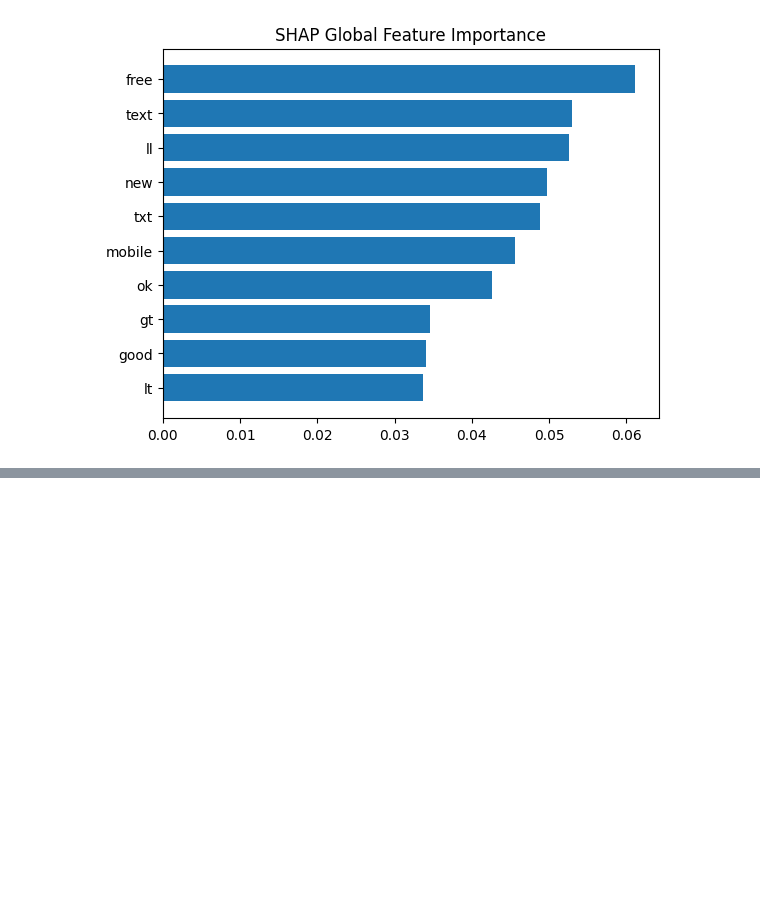
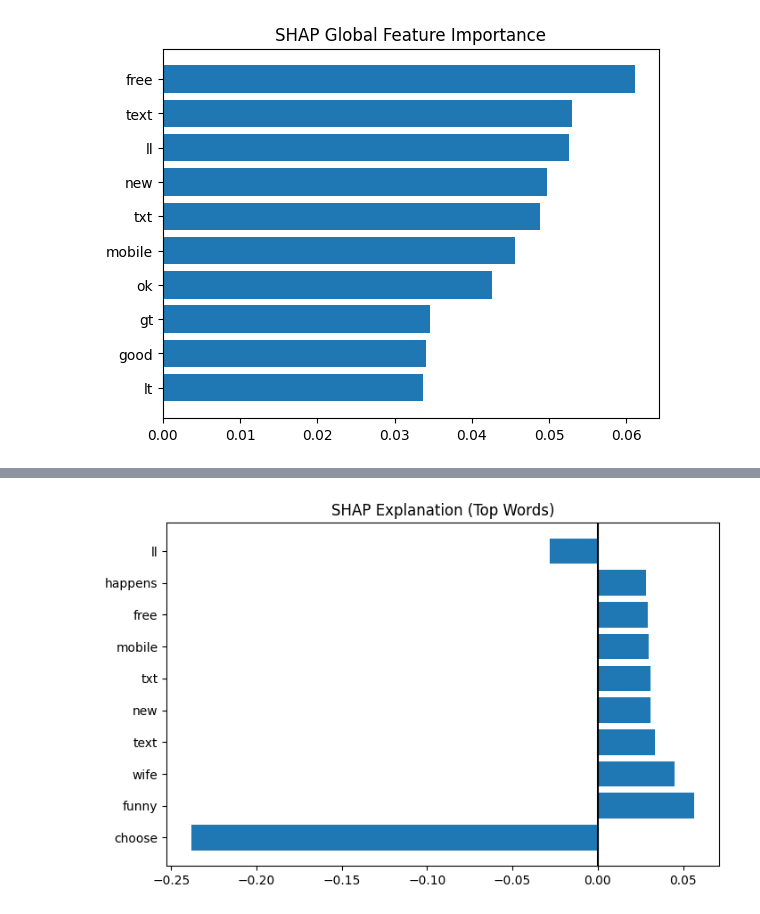
Before and after one commit to RunTheLi/LIME_vs_SHAP, a Jupyter notebook: Lime_vs_Shap.ipynb, the cells around one changed output, grey strips where cells are left out. Cells and saved outputs as stored; diff of their text form; code cells hidden in the pictures; blank space fills up the shorter version.

Commit message:
add summary and explanation file

```diff
--- a/Lime_vs_Shap.ipynb
+++ b/Lime_vs_Shap.ipynb
@@ -170,0 +173,22 @@ plt.show()
+# %%
+feature_names = vectorizer.get_feature_names_out()
+# %%
+shap_values = explainer(X_test_vec)
+# %%
+import pandas as pd
+import numpy as np
+
+values = shap_values.values[0]
+
+df_shap = pd.DataFrame({
+    "word": feature_names,
+    "shap_value": values
+})
+
+# keep only important words
+df_shap = df_shap[df_shap["shap_value"] != 0]
+
+# sort by importance
+df_shap = df_shap.sort_values(by="shap_value", key=np.abs, ascending=False)
+
+print(df_shap.head(10))
@@ -170,0 +207,4 @@ plt.show()
+# %%
+top = df_shap.head(10)
+
+print(top)
@@ -170,0 +223,10 @@ plt.show()
+# %%
+import matplotlib.pyplot as plt
+
+plt.figure(figsize=(8,5))
+plt.barh(top["word"], top["shap_value"])
+plt.axvline(0, color="black")
+plt.title("SHAP Explanation (Top Words)")
+plt.show()
+# %% [output]
+[figure, added]
```
Also changed, not shown: parts of 3 cells of this notebook, 8 other files.
